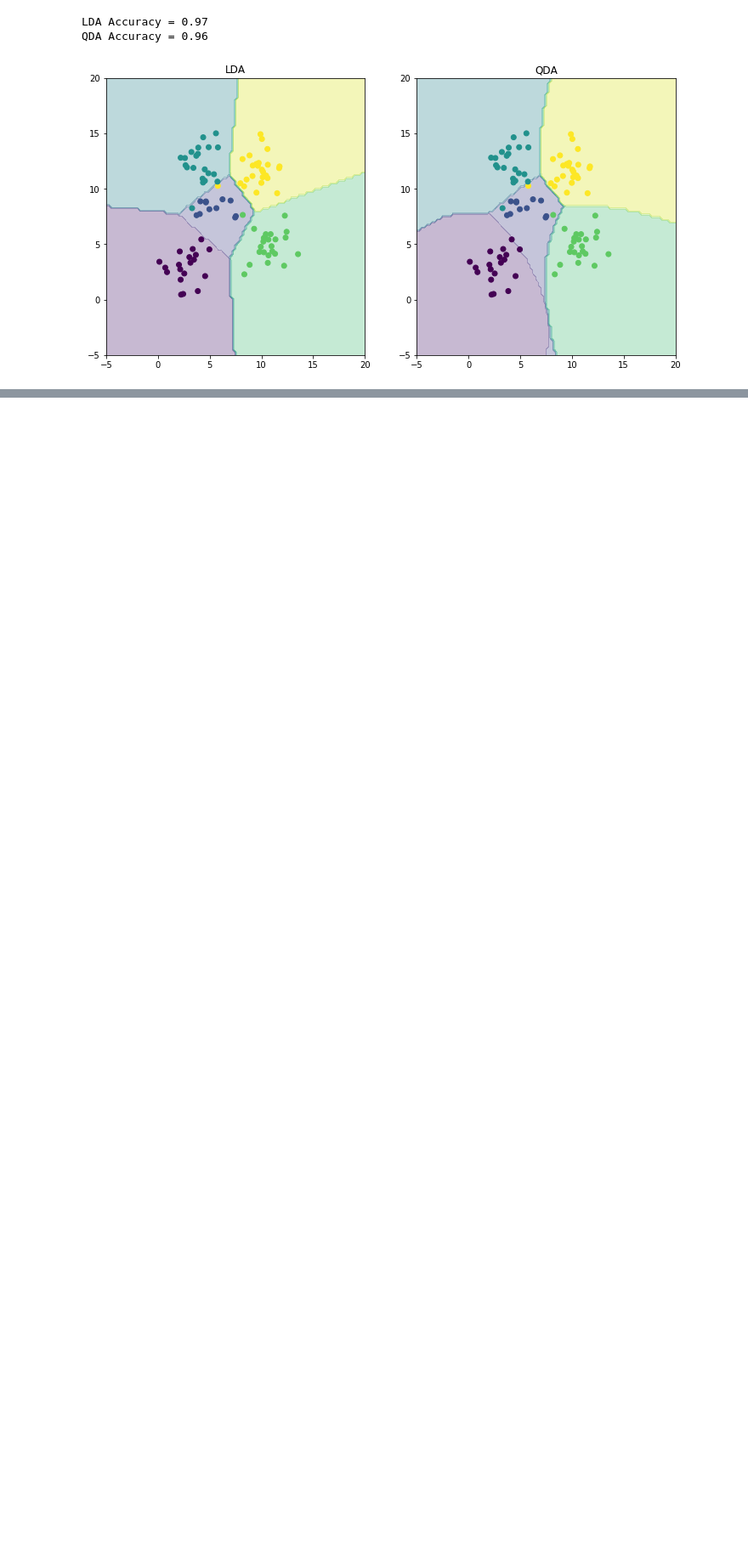
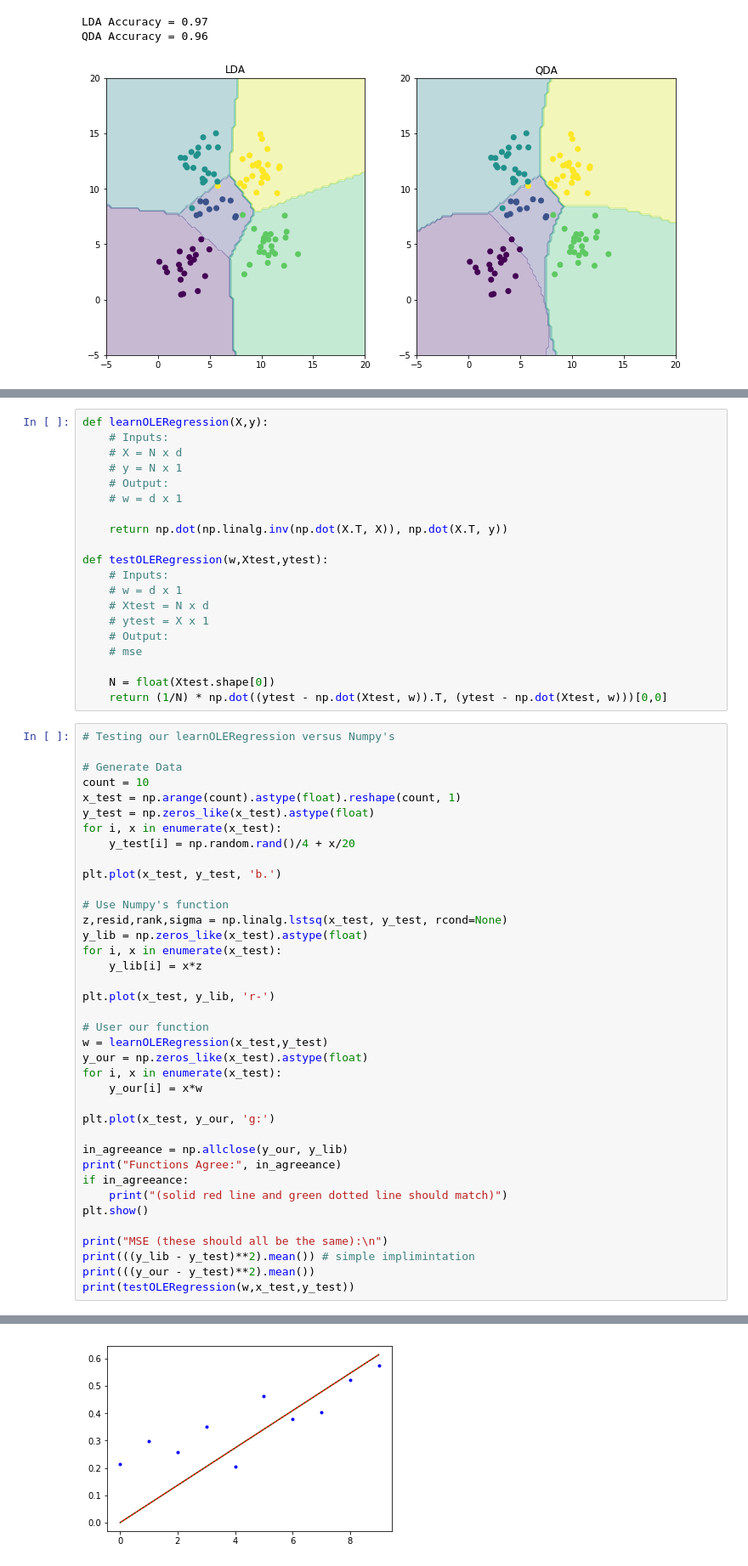
Before and after one commit to nathanmargaglio/Classification-and-Regression, a Jupyter notebook: Experimentation.ipynb, the cells around one changed output, grey strips where cells are left out. Shown: that part at 85% size. Drawn from its saved outputs; the diff is of its cells as text; blank space fills up the shorter version.

```diff
--- a/Experimentation.ipynb
+++ b/Experimentation.ipynb
@@ -160,0 +165,59 @@ QDA Accuracy = 0.96
+# %%
+def learnOLERegression(X,y):
+    # Inputs:
+    # X = N x d
+    # y = N x 1
+    # Output:
+    # w = d x 1
+
+    return np.dot(np.linalg.inv(np.dot(X.T, X)), np.dot(X.T, y))
+
+def testOLERegression(w,Xtest,ytest):
+    # Inputs:
+    # w = d x 1
+    # Xtest = N x d
+    # ytest = X x 1
+    # Output:
+    # mse
+
+    N = float(Xtest.shape[0])
+    return (1/N) * np.dot((ytest - np.dot(Xtest, w)).T, (ytest - np.dot(Xtest, w)))[0,0]
+# %%
+# Testing our learnOLERegression versus Numpy's
+
+# Generate Data
+count = 10
+x_test = np.arange(count).astype(float).reshape(count, 1)
+y_test = np.zeros_like(x_test).astype(float)
+for i, x in enumerate(x_test):
+    y_test[i] = np.random.rand()/4 + x/20
+
+plt.plot(x_test, y_test, 'b.')
+
+# Use Numpy's function
+z,resid,rank,sigma = np.linalg.lstsq(x_test, y_test, rcond=None)
+y_lib = np.zeros_like(x_test).astype(float)
+for i, x in enumerate(x_test):
+    y_lib[i] = x*z
+
+plt.plot(x_test, y_lib, 'r-')
+
+# User our function
+w = learnOLERegression(x_test,y_test)
+y_our = np.zeros_like(x_test).astype(float)
+for i, x in enumerate(x_test):
+    y_our[i] = x*w
+
+plt.plot(x_test, y_our, 'g:')
+
+in_agreeance = np.allclose(y_our, y_lib)
+print("Functions Agree:", in_agreeance)
+if in_agreeance:
+    print("(solid red line and green dotted line should match)")
+plt.show()
+
+print("MSE (these should all be the same):\n")
+print(((y_lib - y_test)**2).mean()) # simple implimintation
+print(((y_our - y_test)**2).mean())
+print(testOLERegression(w,x_test,y_test))
+# %% [output]
@@ -160,0 +226 @@ QDA Accuracy = 0.96
+[figure, added]
```
Also changed, not shown: parts of 4 cells of this notebook, 1 other file.
